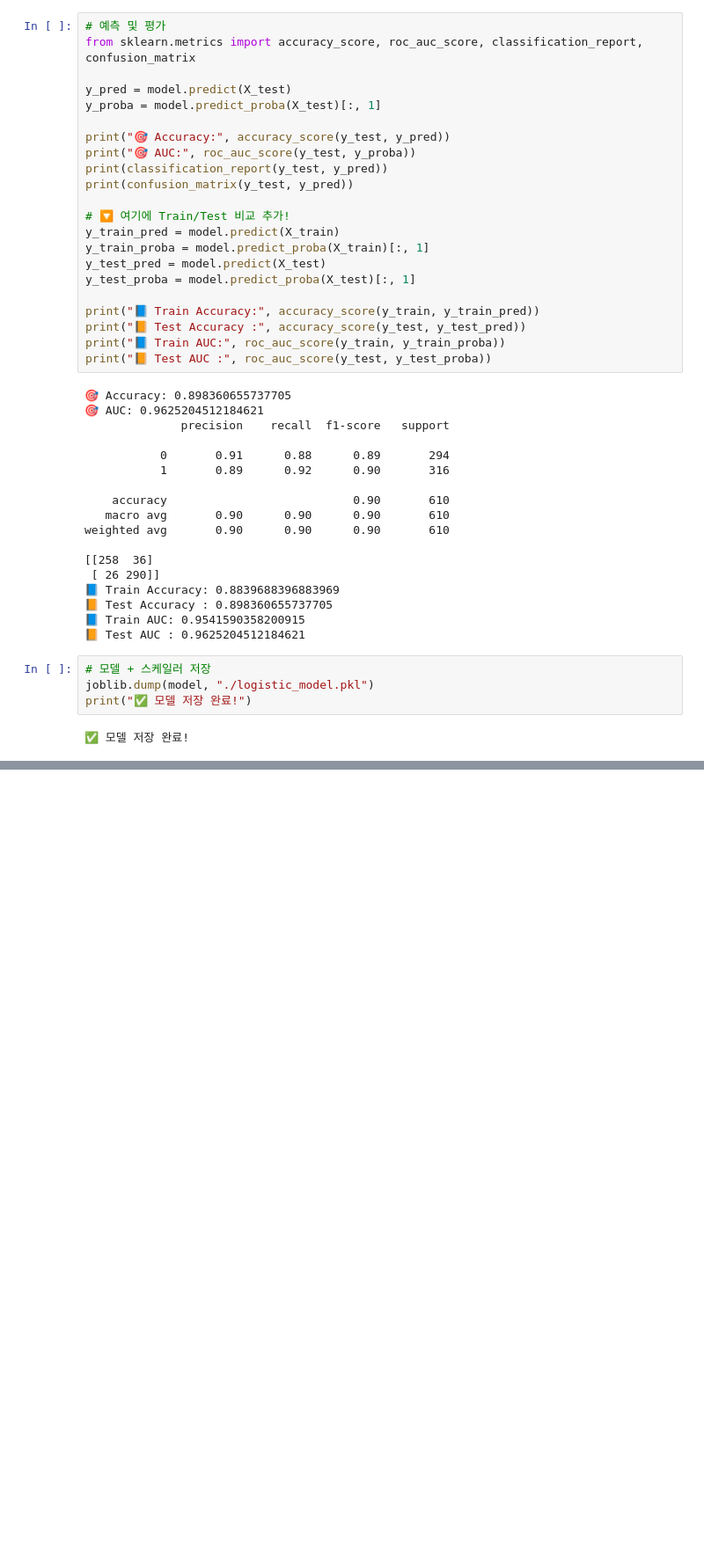
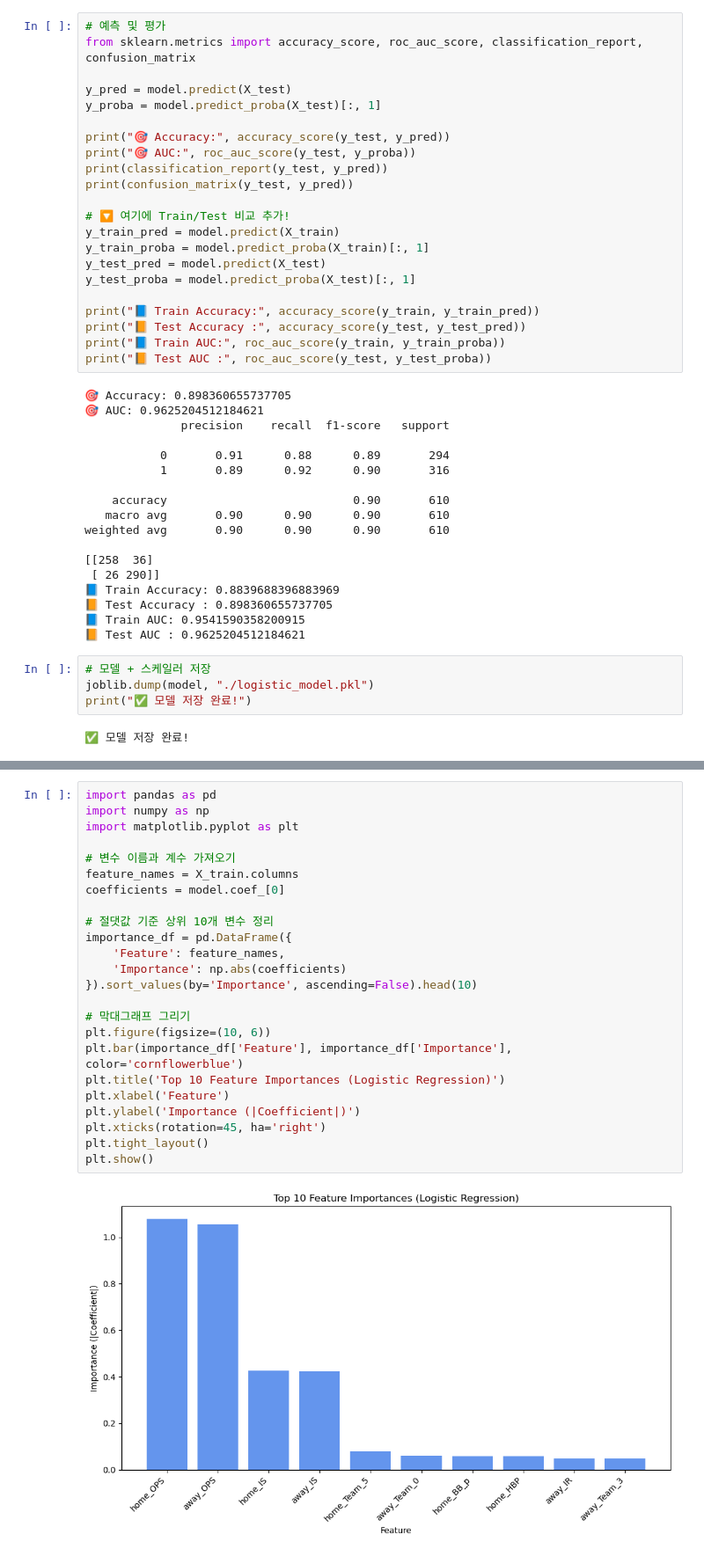
Before and after one commit to alstj6201/KBO_Prediction_ML, a Jupyter notebook: models/하나_LogisticRegression.ipynb, the cells around one changed output, grey strips where cells are left out. Shown at 88% size. Saved outputs shown, nothing was run; the diff lists cells and outputs as text; blank space fills up the shorter version.

```diff
--- a/models/하나_LogisticRegression.ipynb
+++ b/models/하나_LogisticRegression.ipynb
@@ -123,0 +173,26 @@ print("✅ 모델 저장 완료!")
+# %%
+import pandas as pd
+import numpy as np
+import matplotlib.pyplot as plt
+
+# 변수 이름과 계수 가져오기
+feature_names = X_train.columns
+coefficients = model.coef_[0]
+
+# 절댓값 기준 상위 10개 변수 정리
+importance_df = pd.DataFrame({
+    'Feature': feature_names,
+    'Importance': np.abs(coefficients)
+}).sort_values(by='Importance', ascending=False).head(10)
+
+# 막대그래프 그리기
+plt.figure(figsize=(10, 6))
+plt.bar(importance_df['Feature'], importance_df['Importance'], color='cornflowerblue')
+plt.title('Top 10 Feature Importances (Logistic Regression)')
+plt.xlabel('Feature')
+plt.ylabel('Importance (|Coefficient|)')
+plt.xticks(rotation=45, ha='right')
+plt.tight_layout()
+plt.show()
+# %% [output]
+[figure, added]
```
Also changed, not shown: parts of 2 cells of this notebook.
